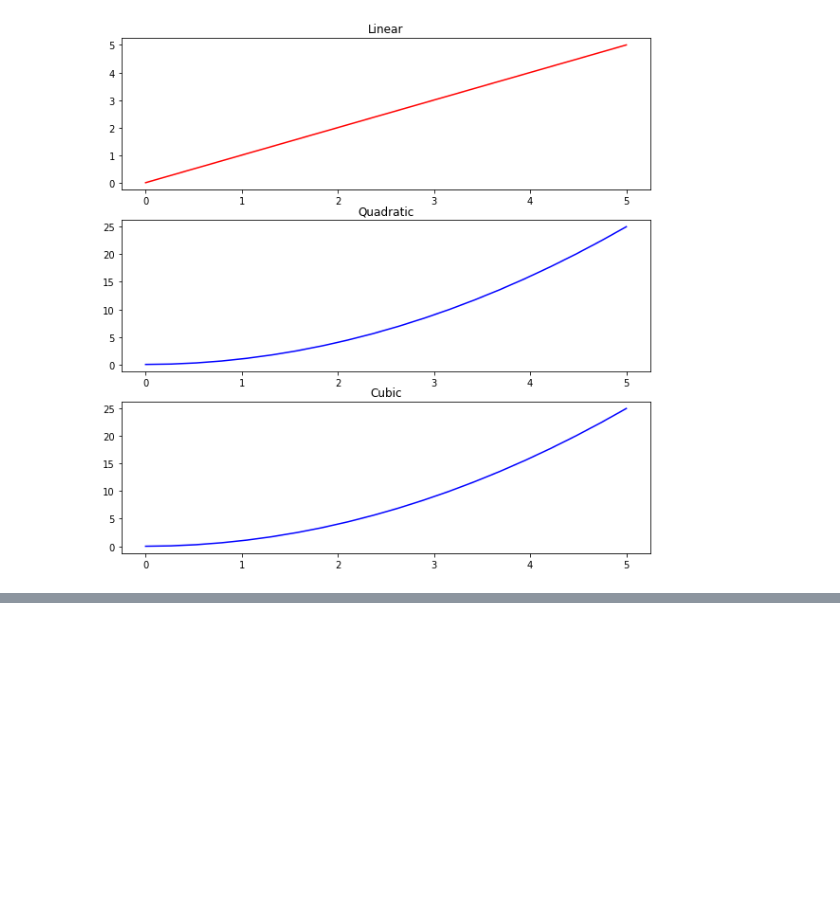
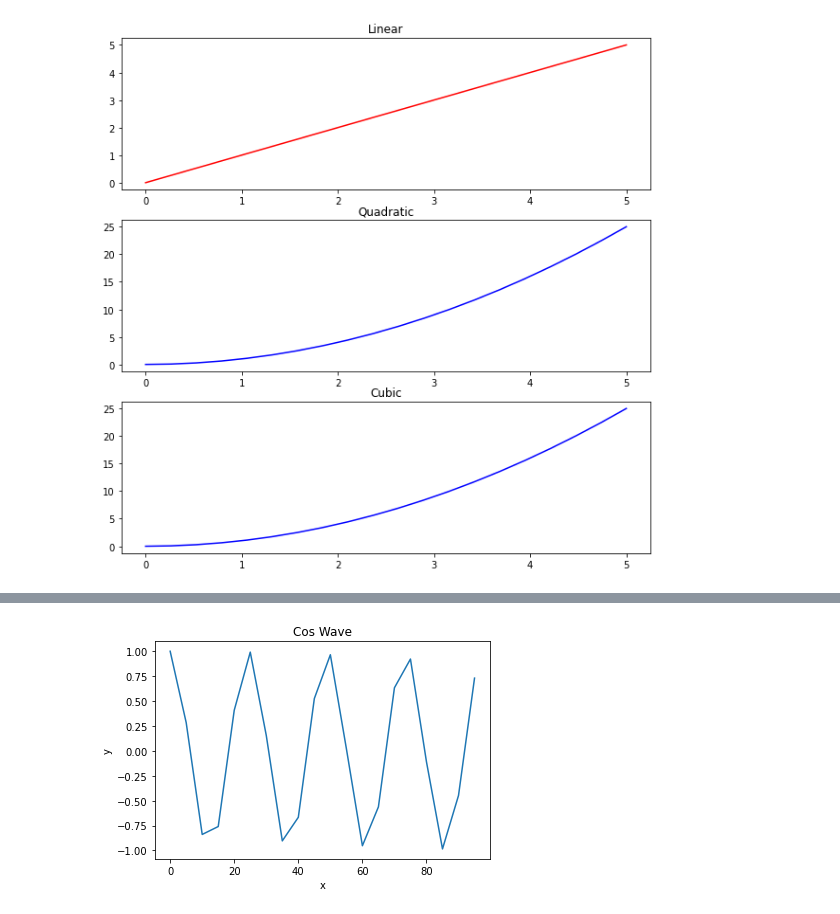
Before and after one commit to Selasi3/Data_Science_With_Python, a Jupyter notebook: Python Programming/Matplotlib.ipynb, the cells around one changed output, grey strips where cells are left out. Cells and saved outputs as stored; diff of their text form; code cells hidden in the pictures; blank space fills up the shorter version.

Commit message:
modified content and included matplotlib content

```diff
--- a/Python Programming/Matplotlib.ipynb
+++ b/Python Programming/Matplotlib.ipynb
@@ -181,0 +196,23 @@ plt.plot(x,y,c="b")
+# %%
+import matplotlib.pyplot as plt
+import numpy as np
+
+# create figure and axis objects
+fig, ax = plt.subplots()
+
+# create data
+x = np.arange(0, 100, 5)
+y = np.cos(x)
+
+# create line plot
+line = ax.plot(x, y)
+
+# customize appearance
+ax.set_xlabel('x')
+ax.set_ylabel('y')
+ax.set_title('Cos Wave')
+
+# display plot
+plt.show()
+# %% [output]
+[figure, added]
```
Also changed, not shown: parts of 5 cells of this notebook, 1 other file.
